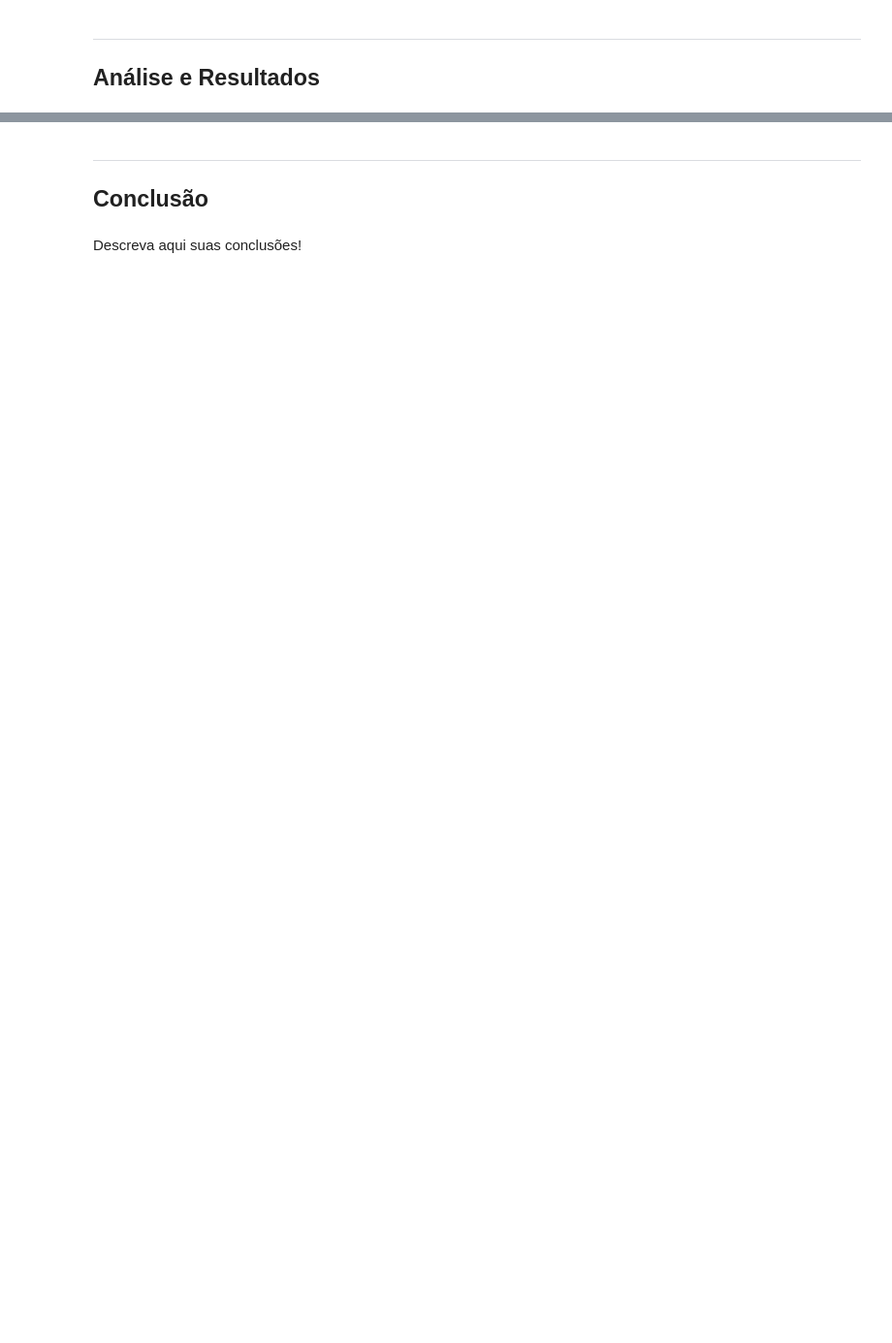
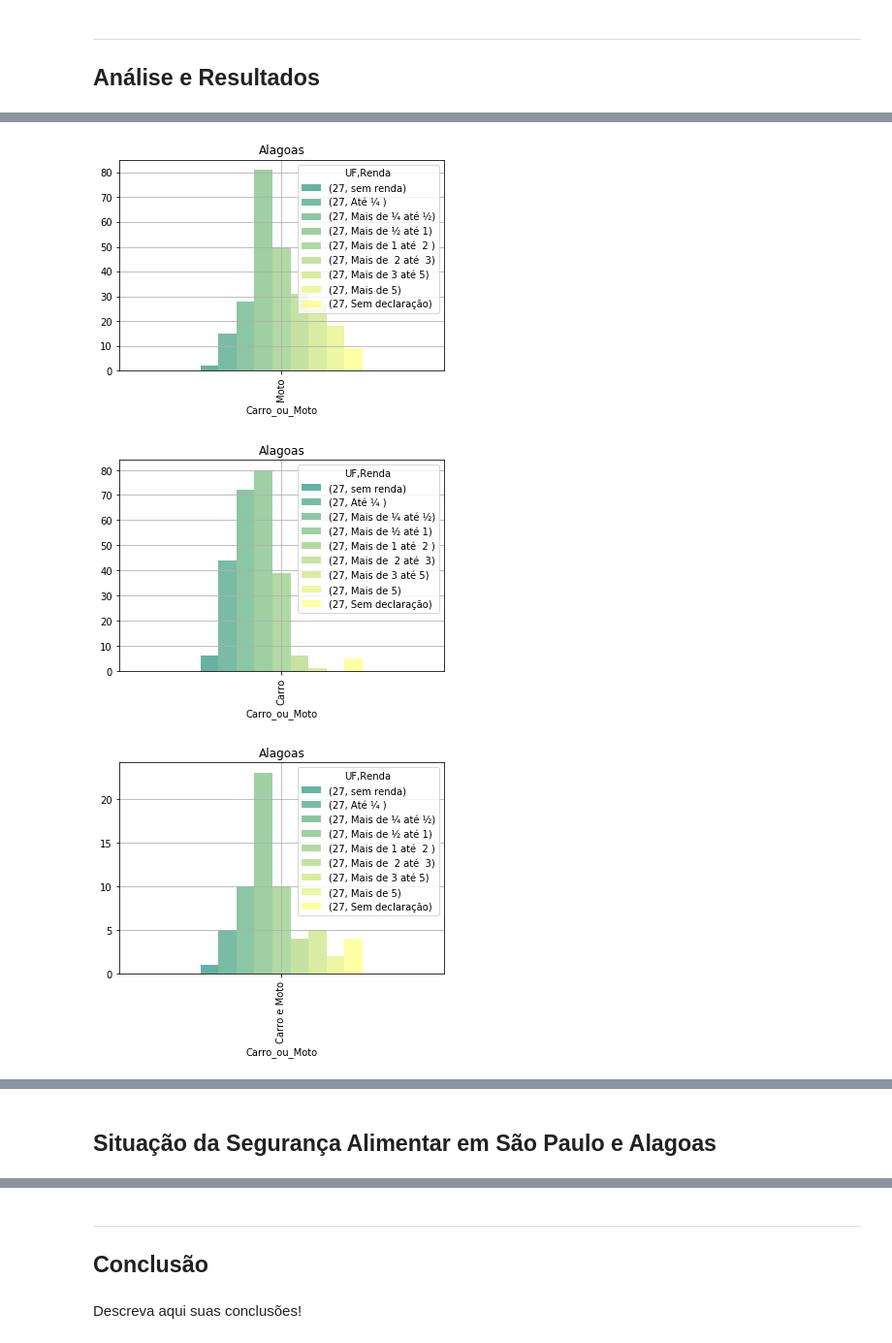
Before and after one commit to Brunoic/projeto1_Ciencia_Dados, a Jupyter notebook: Projeto1 Layout-checkpoint.ipynb, the cells around one changed output, grey strips where cells are left out. Shown at 97% size. Drawn from its saved outputs; the diff is of its cells as text; code cells hidden in the pictures; blank space fills up the shorter version.

```diff
--- a/Projeto1 Layout-checkpoint.ipynb
+++ b/Projeto1 Layout-checkpoint.ipynb
@@ -46,0 +103,7 @@ df09 = df09.dropna(0,how="any")
+# %%
+for i in range(4):
+    Cross_Carro_AL[i:i+1].plot(kind = "bar", grid = True,title = "Alagoas",colormap = "summer",alpha = 0.6)
+# %% [output]
+[figure, added]
+[figure, added]
+[figure, added]
@@ -46,0 +111,2 @@ df09 = df09.dropna(0,how="any")
+# %% [markdown]
+##  Situação da Segurança Alimentar em São Paulo e Alagoas
```
Also changed, not shown: parts of 43 cells of this notebook, 1 other file.
